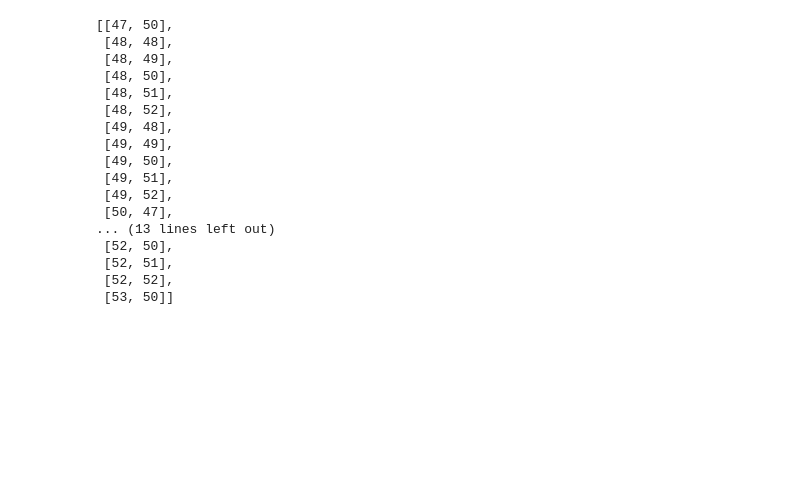
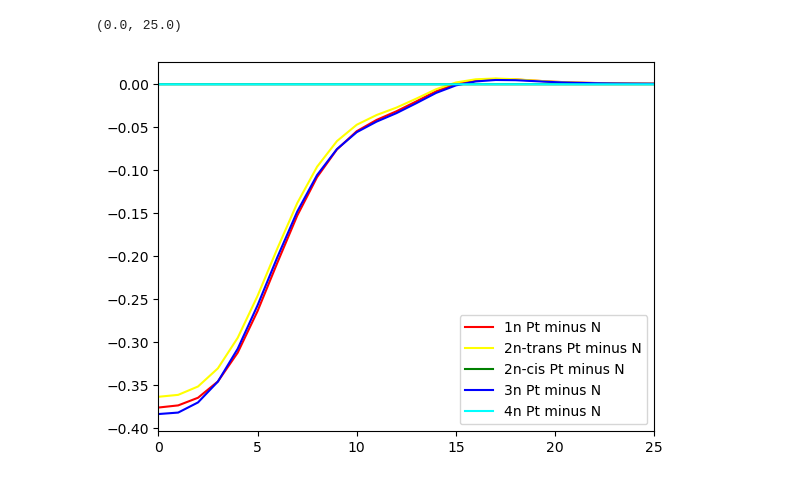
Before and after one commit to benrich37/Musgrave_scripts, a Jupyter notebook: BenRich/mnc-pt_surf_anl/elec_density/test.ipynb, the cells around one changed output. Drawn from its saved outputs; the diff is of its cells as text; code cells hidden in the pictures; blank space fills up the shorter version.

```diff
--- a/BenRich/mnc-pt_surf_anl/elec_density/test.ipynb
+++ b/BenRich/mnc-pt_surf_anl/elec_density/test.ipynb
@@ -20,28 +9,0 @@ import out_anl
-# %%
-def avg_over_z(d_tot_array, z1, z2):
-    zs = int(z2 - z1)
-    assert(zs > 0)
-    output = np.zeros(np.shape(d_tot_array[:,:,0]))
-    for z in np.arange(z1, z2, 1):
-        output += d_tot_array[:,:,int(z)]
-    return output / zs
-
-def circle_idcs(ci, cj, radius):
-    l_bs = [ci - radius, cj - radius]
-    h_bs = [ci + radius, cj + radius]
-    all_xs = np.arange(int(l_bs[0]), int(h_bs[0]), 1, dtype=int)
-    all_ys = np.arange(int(l_bs[1]), int(h_bs[1]), 1, dtype=int)
-    use_idcs = []
-    for x in all_xs:
-        for y in all_ys:
-            if ((x - ci)**2 + (y - cj)**2) < radius:
-                if [x,y] not in use_idcs:
-                    use_idcs.append([x,y])
-    return use_idcs
-
-def average_slice(array_slice, use_idcs):
-    dividend = len(use_idcs)
-    sum_hold = 0
-    for idx in use_idcs:
-        sum_hold += array_slice[idx[0]][idx[1]]
-    return sum_hold / dividend
@@ -82,20 +9,0 @@ plt.imshow(avg_over_z(d_tot_array, 0, 2), cmap='hot', interpolation='nearest')
-# %%
-circle_idcs(50, 50, 10)
-# %% [output]
-[[47, 50],
- [48, 48],
- [48, 49],
- [48, 50],
- [48, 51],
- [48, 52],
- [49, 48],
- [49, 49],
- [49, 50],
- [49, 51],
- [49, 52],
- [50, 47],
-... (13 lines left out)
- [52, 50],
- [52, 51],
- [52, 52],
- [53, 50]]
@@ -101,0 +44,16 @@ circle_idcs(50, 50, 10)
+# %%
+colors = {
+    '1n': 'red',
+    '2n-trans': 'yellow',
+    '2n-cis': 'green',
+    '3n': 'blue',
+    '4n': 'cyan'
+}
+
+for i in range(len(surfs)):
+    plt.plot(zs[i], np.array(avgs[i][0]) - np.array(avgs[i][1]), label=surfs[i] + ' Pt minus N', color=colors[surfs[i]], linestyle='solid')
+plt.legend()
+plt.xlim(0, 25)
+# %% [output]
+(0.0, 25.0)
+[figure, added]
```
Also changed, not shown: parts of 11 cells of this notebook, 8 other files.
